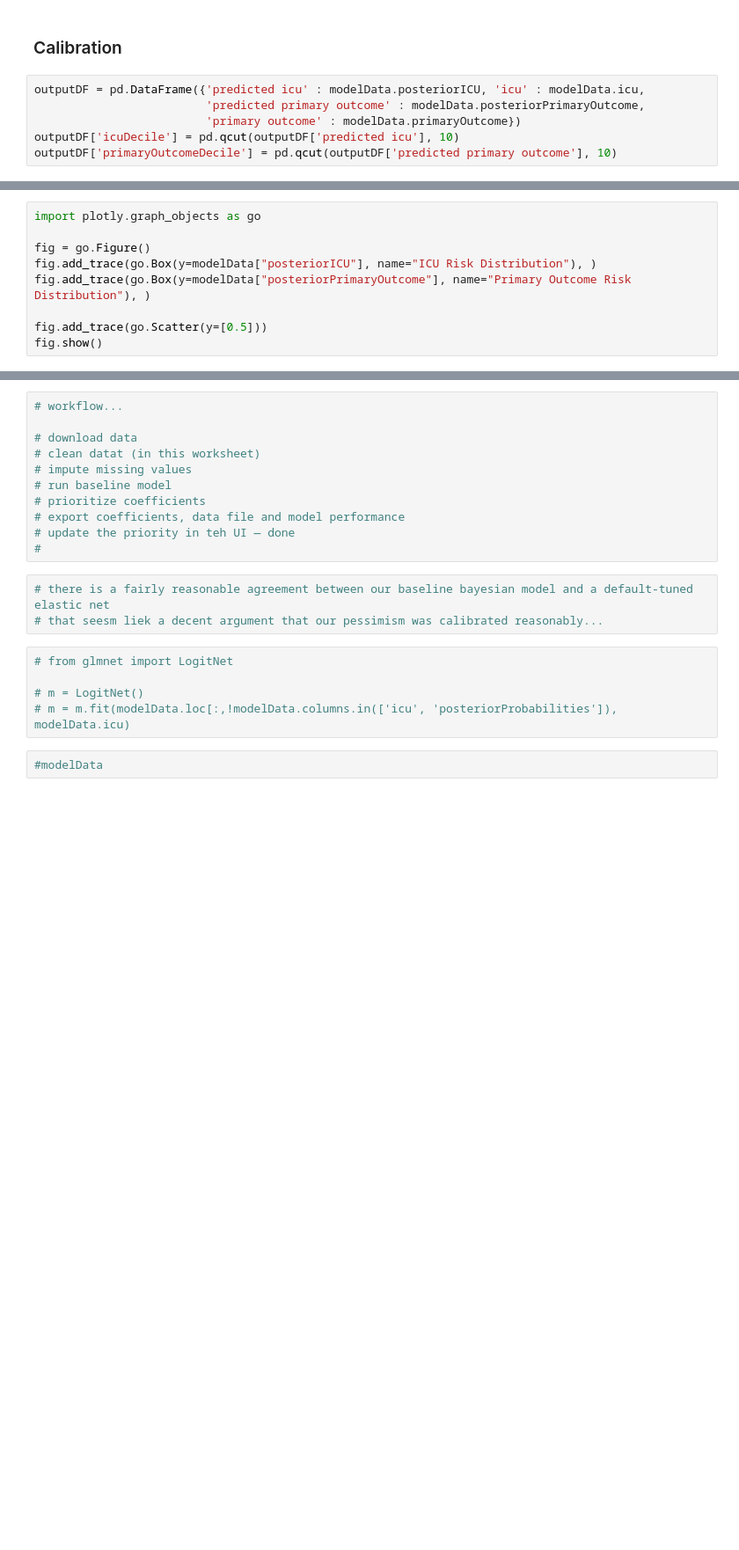
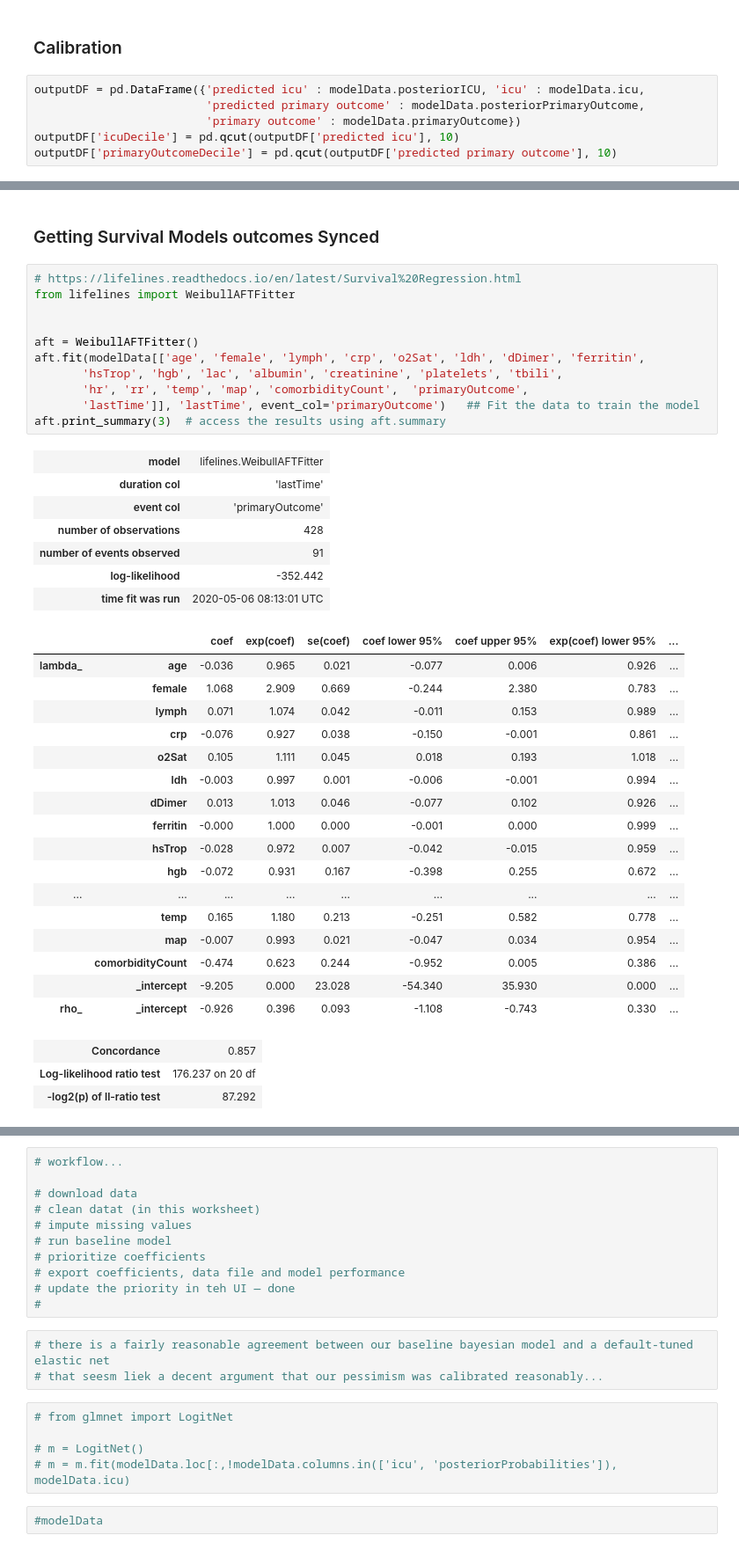
Before and after one commit to jburke5/edCovidRiskPrediction, a Jupyter notebook: buildModelFromUMDataNotebook.ipynb, the cells around one changed output, grey strips where cells are left out. Shown at 88% size. Cells and saved outputs as stored; diff of their text form; blank space fills up the shorter version.

```diff
--- a/buildModelFromUMDataNotebook.ipynb
+++ b/buildModelFromUMDataNotebook.ipynb
@@ -653,12 +658,44 @@ modelPerformance['survivalROC'] = survivalROC
 
 with open(f'modelPerformance-{str(date.today())}.json', 'w') as outfile:
     json.dump(modelPerformance, outfile)
-# %%
-import plotly.graph_objects as go
-
-fig = go.Figure()
-fig.add_trace(go.Box(y=modelData["posteriorICU"], name="ICU Risk Distribution"), )
-fig.add_trace(go.Box(y=modelData["posteriorPrimaryOutcome"], name="Primary Outcome Risk Distribution"), )
-
-fig.add_trace(go.Scatter(y=[0.5]))
-fig.show()
+# %% [markdown]
+### Getting Survival Models outcomes Synced
+# %%
+# https://lifelines.readthedocs.io/en/latest/Survival%20Regression.html
+from lifelines import WeibullAFTFitter
+
+
+aft = WeibullAFTFitter()
+aft.fit(modelData[['age', 'female', 'lymph', 'crp', 'o2Sat', 'ldh', 'dDimer', 'ferritin',
+       'hsTrop', 'hgb', 'lac', 'albumin', 'creatinine', 'platelets', 'tbili',
+       'hr', 'rr', 'temp', 'map', 'comorbidityCount',  'primaryOutcome',
+       'lastTime']], 'lastTime', event_col='primaryOutcome')   ## Fit the data to train the model
+aft.print_summary(3)  # access the results using aft.summary
+# %% [output]
+| model | lifelines.WeibullAFTFitter |
+| duration col | 'lastTime' |
+| event col | 'primaryOutcome' |
+| number of observations | 428 |
+| number of events observed | 91 |
+| log-likelihood | -352.442 |
+| time fit was run | 2020-05-06 08:13:01 UTC |
+|  |  | coef | exp(coef) | se(coef) | coef lower 95% | coef upper 95% | exp(coef) lower 95% | ... |
+| lambda_ | age | -0.036 | 0.965 | 0.021 | -0.077 | 0.006 | 0.926 | ... |
+|  | female | 1.068 | 2.909 | 0.669 | -0.244 | 2.380 | 0.783 | ... |
+|  | lymph | 0.071 | 1.074 | 0.042 | -0.011 | 0.153 | 0.989 | ... |
+|  | crp | -0.076 | 0.927 | 0.038 | -0.150 | -0.001 | 0.861 | ... |
+|  | o2Sat | 0.105 | 1.111 | 0.045 | 0.018 | 0.193 | 1.018 | ... |
+|  | ldh | -0.003 | 0.997 | 0.001 | -0.006 | -0.001 | 0.994 | ... |
+|  | dDimer | 0.013 | 1.013 | 0.046 | -0.077 | 0.102 | 0.926 | ... |
+|  | ferritin | -0.000 | 1.000 | 0.000 | -0.001 | 0.000 | 0.999 | ... |
+|  | hsTrop | -0.028 | 0.972 | 0.007 | -0.042 | -0.015 | 0.959 | ... |
+|  | hgb | -0.072 | 0.931 | 0.167 | -0.398 | 0.255 | 0.672 | ... |
+| ... | ... | ... | ... | ... | ... | ... | ... | ... |
+|  | temp | 0.165 | 1.180 | 0.213 | -0.251 | 0.582 | 0.778 | ... |
+|  | map | -0.007 | 0.993 | 0.021 | -0.047 | 0.034 | 0.954 | ... |
+|  | comorbidityCount | -0.474 | 0.623 | 0.244 | -0.952 | 0.005 | 0.386 | ... |
+|  | _intercept | -9.205 | 0.000 | 23.028 | -54.340 | 35.930 | 0.000 | ... |
+| rho_ | _intercept | -0.926 | 0.396 | 0.093 | -1.108 | -0.743 | 0.330 | ... |
+| Concordance | 0.857 |
+| Log-likelihood ratio test | 176.237 on 20 df |
+| -log2(p) of ll-ratio test | 87.292 |
```
Also changed, not shown: parts of 27 cells of this notebook, 9 other files.
